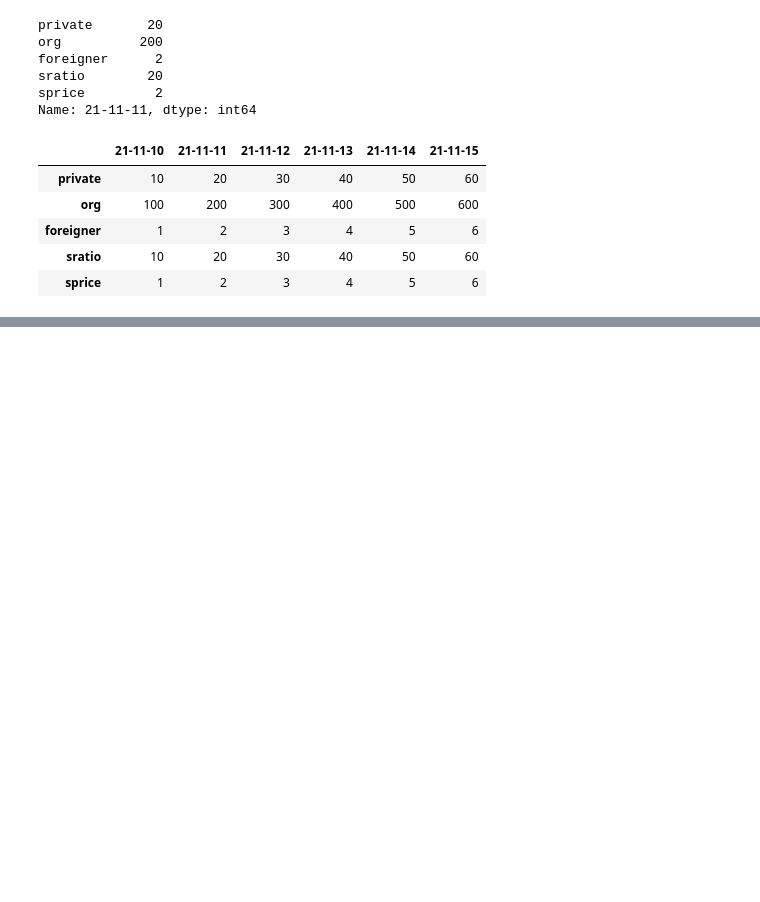
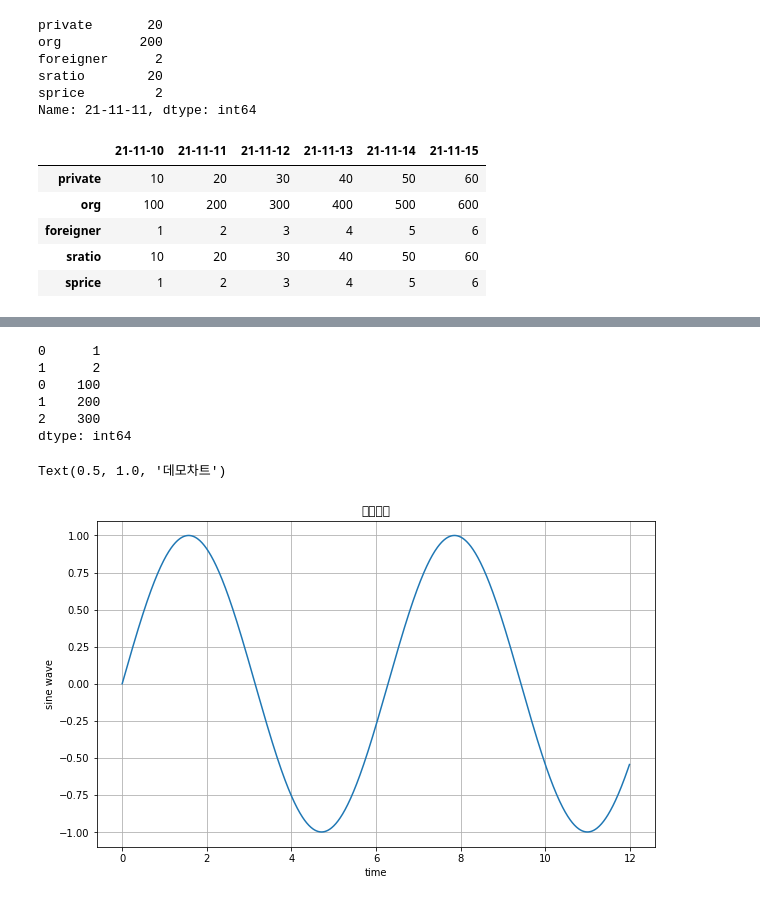
Before and after one commit to ejaeyong/python-teaching, a Jupyter notebook: 파이썬핵심_멀티캠퍼스/DemoPandas.ipynb, the cells around one changed output, grey strips where cells are left out. Drawn from its saved outputs; the diff is of its cells as text; code cells hidden in the pictures; blank space fills up the shorter version.

```diff
--- a/파이썬핵심_멀티캠퍼스/DemoPandas.ipynb
+++ b/파이썬핵심_멀티캠퍼스/DemoPandas.ipynb
@@ -105,0 +229,27 @@ frame2.T
+# %%
+s1 = Series([1,2])
+s2 = Series([100,200,300])
+pd.concat([s1,s2])
+# %% [output]
+0      1
+1      2
+0    100
+1    200
+2    300
+dtype: int64
+# %%
+#차트
+import numpy as np
+
+t= np.arange(0,12,0.01)
+y= np.sin(t)
+plt.figure(figsize=(10,6))
+plt.plot(t,y)
+#꾸미기
+plt.grid()
+plt.ylabel("sine wave")
+plt.xlabel("time")
+plt.title("데모차트")
+# %% [output]
+Text(0.5, 1.0, '데모차트')
+[figure, added]
```
Also changed, not shown: parts of 11 cells of this notebook, 1 other file.
